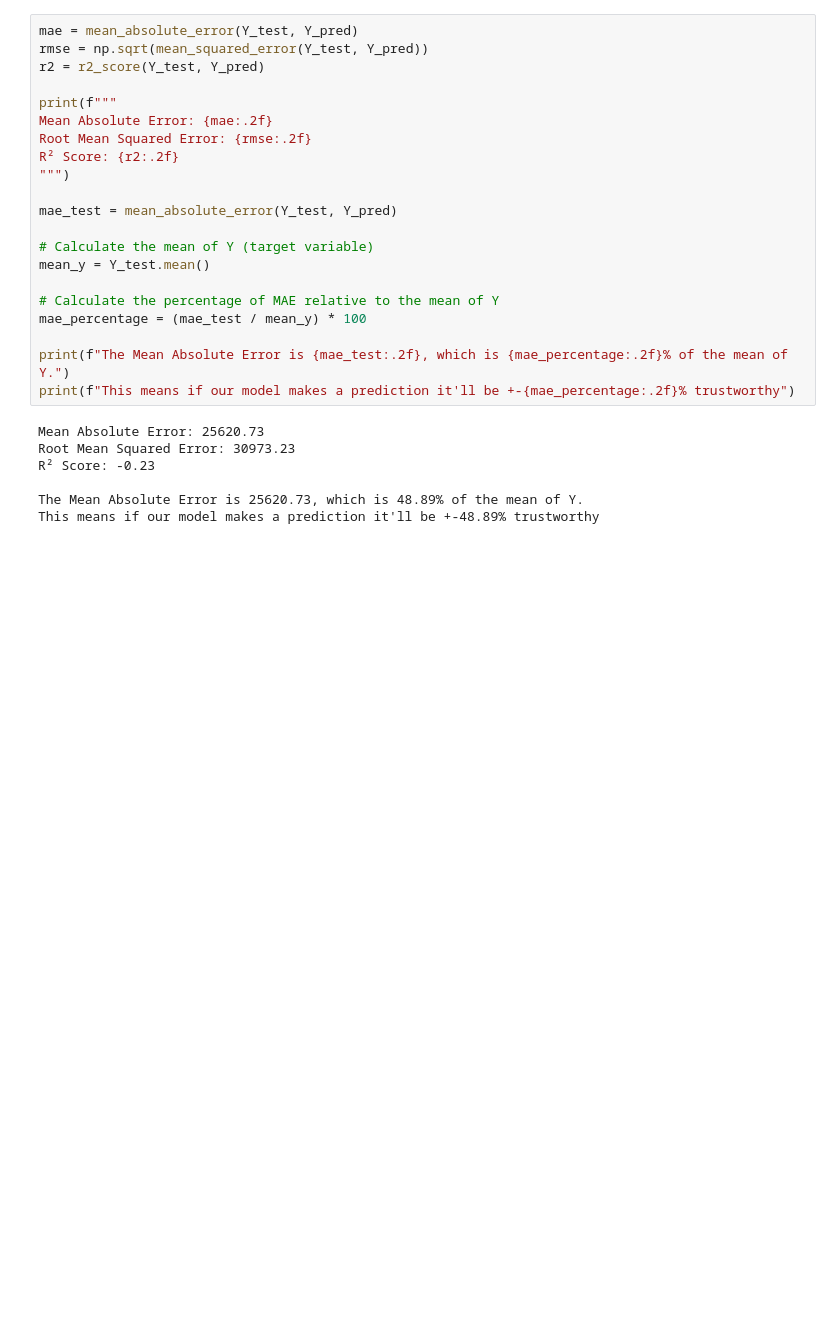
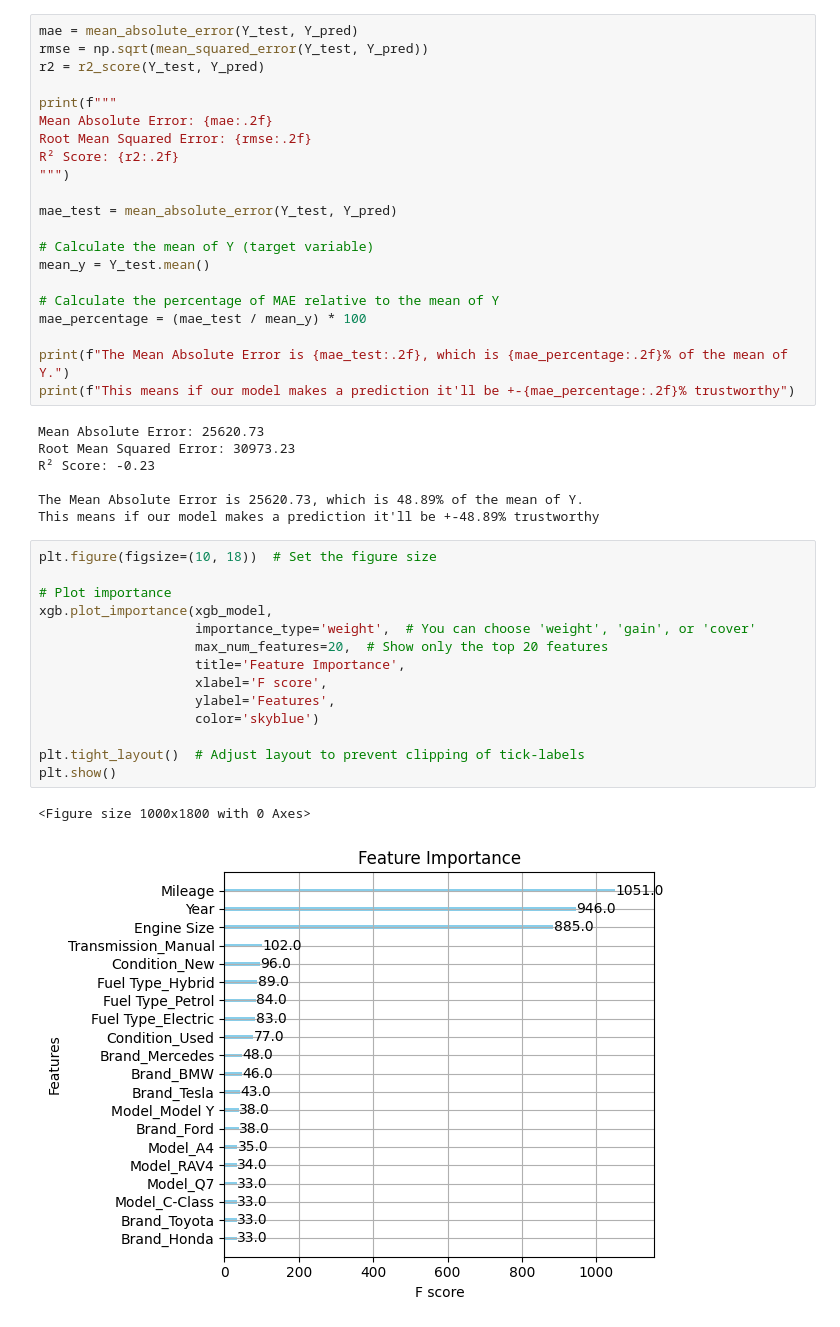
Before and after one commit to Zero5896/Car_price_modeling, a Jupyter notebook: XGBoost.ipynb, the cells around one changed output. Saved outputs shown, nothing was run; the diff lists cells and outputs as text; blank space fills up the shorter version.

```diff
--- a/XGBoost.ipynb
+++ b/XGBoost.ipynb
@@ -71,3 +71,20 @@ R² Score: -0.23
 
 The Mean Absolute Error is 25620.73, which is 48.89% of the mean of Y.
 This means if our model makes a prediction it'll be +-48.89% trustworthy
+# %%
+plt.figure(figsize=(10, 18))  # Set the figure size
+
+# Plot importance
+xgb.plot_importance(xgb_model,
+                    importance_type='weight',  # You can choose 'weight', 'gain', or 'cover'
+                    max_num_features=20,  # Show only the top 20 features
+                    title='Feature Importance',
+                    xlabel='F score',
+                    ylabel='Features',
+                    color='skyblue')
+
+plt.tight_layout()  # Adjust layout to prevent clipping of tick-labels
+plt.show()
+# %% [output]
+<Figure size 1000x1800 with 0 Axes>
+[figure, added]
```
Also changed, not shown: parts of 1 cell of this notebook, 1 other file.
